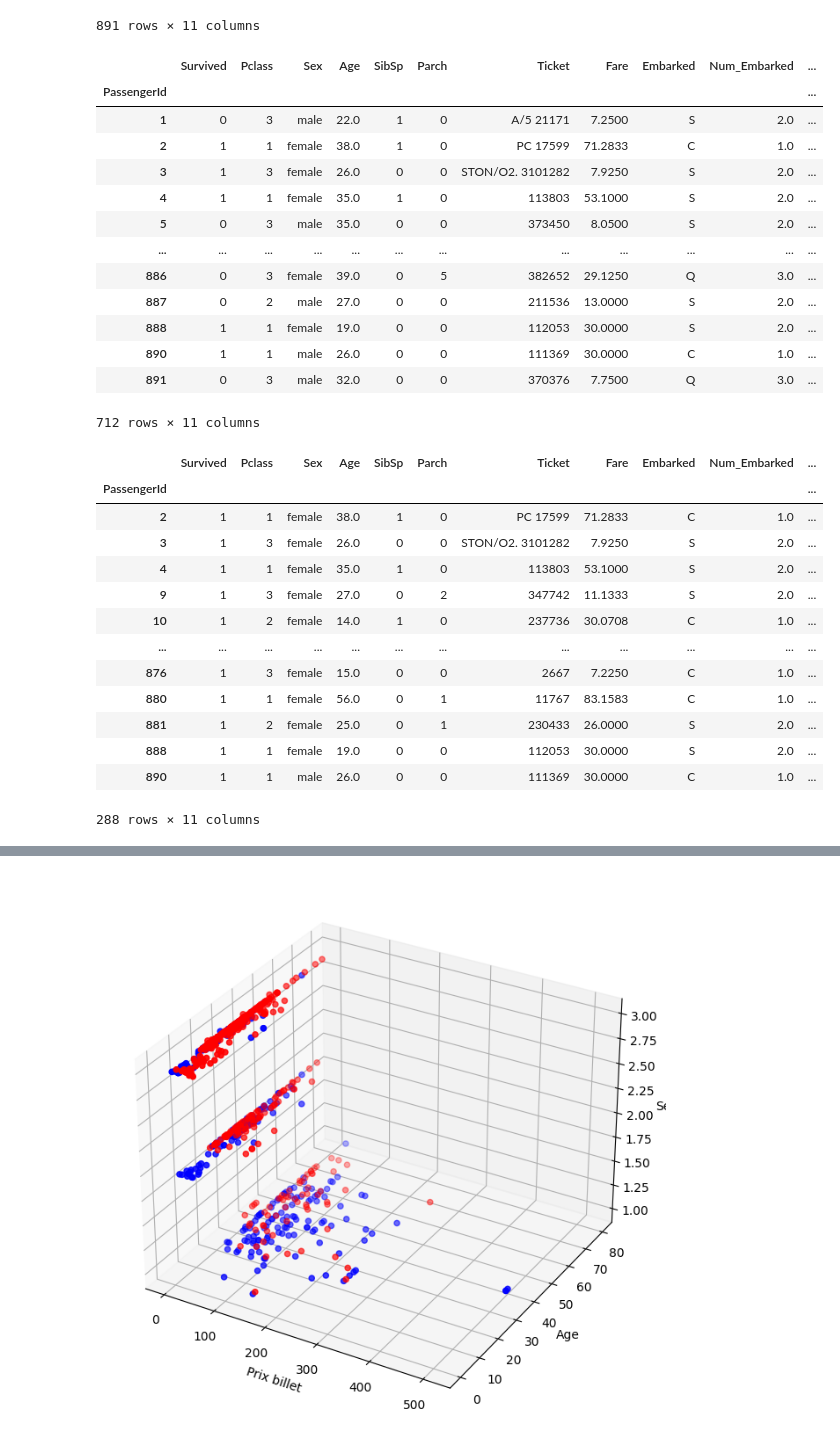
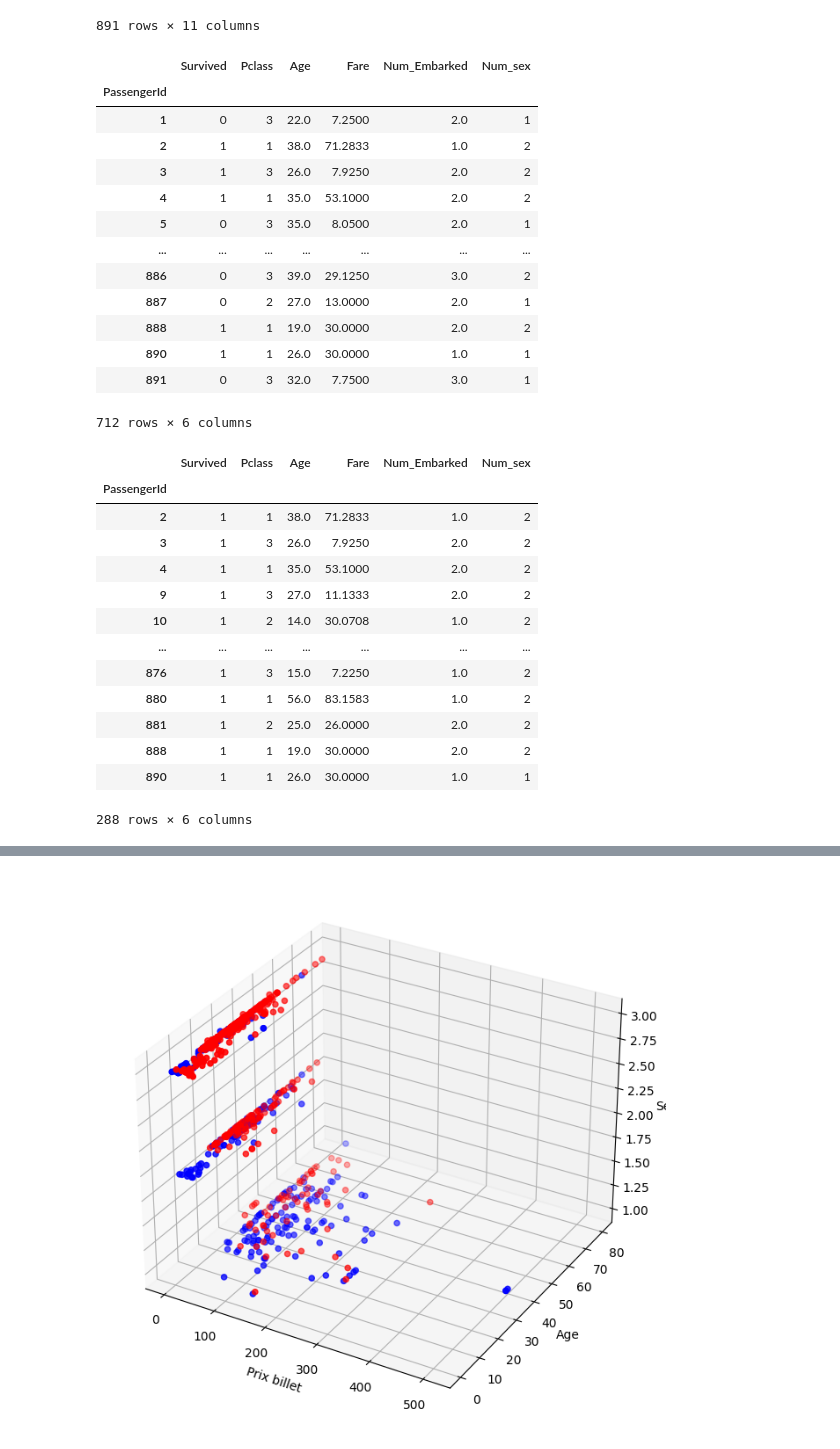
Before and after one commit to julienAboutard/Titanic-AI, a Jupyter notebook: Titanic.ipynb, the cells around one changed output, grey strips where cells are left out. Cells and saved outputs as stored; diff of their text form; code cells hidden in the pictures.

```diff
--- a/Titanic.ipynb
+++ b/Titanic.ipynb
@@ -81,43 +81,45 @@ def sex_transfo(ligne) :
 # %%
 titanic_df_clean=titanic_df.drop(['Name'], axis='columns').copy()
 titanic_df_clean.drop(['Cabin'], axis='columns', inplace=True)
-#titanic_df_clean.drop(['Ticket'], axis='columns', inplace=True)
+titanic_df_clean.drop(['Ticket'], axis='columns', inplace=True)
 titanic_df_clean['Num_Embarked']=titanic_df_clean.apply(embarked_transfo, axis=1)
 titanic_df_clean['Num_sex']=titanic_df_clean.apply(sex_transfo, axis=1)
 titanic_df_clean.dropna(inplace=True)
+titanic_df_clean.drop(['Embarked', 'Sex'], axis='columns', inplace=True)
+titanic_df_clean.drop(['SibSp', 'Parch'], axis='columns', inplace=True)
 #titanic_df_clean['Ticket'].value_counts()
 titanic_df_clean
 # %% [output]
-|  | Survived | Pclass | Sex | Age | SibSp | Parch | Ticket | Fare | Embarked | Num_Embarked | ... |
-| PassengerId |  |  |  |  |  |  |  |  |  |  | ... |
-| 1 | 0 | 3 | male | 22.0 | 1 | 0 | A/5 21171 | 7.2500 | S | 2.0 | ... |
-| 2 | 1 | 1 | female | 38.0 | 1 | 0 | PC 17599 | 71.2833 | C | 1.0 | ... |
-| 3 | 1 | 3 | female | 26.0 | 0 | 0 | STON/O2. 3101282 | 7.9250 | S | 2.0 | ... |
-| 4 | 1 | 1 | female | 35.0 | 1 | 0 | 113803 | 53.1000 | S | 2.0 | ... |
-| 5 | 0 | 3 | male | 35.0 | 0 | 0 | 373450 | 8.0500 | S | 2.0 | ... |
-| ... | ... | ... | ... | ... | ... | ... | ... | ... | ... | ... | ... |
-| 886 | 0 | 3 | female | 39.0 | 0 | 5 | 382652 | 29.1250 | Q | 3.0 | ... |
-| 887 | 0 | 2 | male | 27.0 | 0 | 0 | 211536 | 13.0000 | S | 2.0 | ... |
-| 888 | 1 | 1 | female | 19.0 | 0 | 0 | 112053 | 30.0000 | S | 2.0 | ... |
-| 890 | 1 | 1 | male | 26.0 | 0 | 0 | 111369 | 30.0000 | C | 1.0 | ... |
-| 891 | 0 | 3 | male | 32.0 | 0 | 0 | 370376 | 7.7500 | Q | 3.0 | ... |
+|  | Survived | Pclass | Age | Fare | Num_Embarked | Num_sex |
+| PassengerId |  |  |  |  |  |  |
+| 1 | 0 | 3 | 22.0 | 7.2500 | 2.0 | 1 |
+| 2 | 1 | 1 | 38.0 | 71.2833 | 1.0 | 2 |
+| 3 | 1 | 3 | 26.0 | 7.9250 | 2.0 | 2 |
+| 4 | 1 | 1 | 35.0 | 53.1000 | 2.0 | 2 |
+| 5 | 0 | 3 | 35.0 | 8.0500 | 2.0 | 1 |
+| ... | ... | ... | ... | ... | ... | ... |
+| 886 | 0 | 3 | 39.0 | 29.1250 | 3.0 | 2 |
+| 887 | 0 | 2 | 27.0 | 13.0000 | 2.0 | 1 |
+| 888 | 1 | 1 | 19.0 | 30.0000 | 2.0 | 2 |
+| 890 | 1 | 1 | 26.0 | 30.0000 | 1.0 | 1 |
+| 891 | 0 | 3 | 32.0 | 7.7500 | 3.0 | 1 |
-712 rows × 11 columns
+712 rows × 6 columns
 # %%
 survived_df= titanic_df_clean[titanic_df_clean['Survived']==1].copy()
 unsurvived_df = titanic_df_clean[titanic_df_clean['Survived']==0].copy()
 survived_df
 # %% [output]
-|  | Survived | Pclass | Sex | Age | SibSp | Parch | Ticket | Fare | Embarked | Num_Embarked | ... |
-| PassengerId |  |  |  |  |  |  |  |  |  |  | ... |
-| 2 | 1 | 1 | female | 38.0 | 1 | 0 | PC 17599 | 71.2833 | C | 1.0 | ... |
-| 3 | 1 | 3 | female | 26.0 | 0 | 0 | STON/O2. 3101282 | 7.9250 | S | 2.0 | ... |
-| 4 | 1 | 1 | female | 35.0 | 1 | 0 | 113803 | 53.1000 | S | 2.0 | ... |
-| 9 | 1 | 3 | female | 27.0 | 0 | 2 | 347742 | 11.1333 | S | 2.0 | ... |
-| 10 | 1 | 2 | female | 14.0 | 1 | 0 | 237736 | 30.0708 | C | 1.0 | ... |
-| ... | ... | ... | ... | ... | ... | ... | ... | ... | ... | ... | ... |
-| 876 | 1 | 3 | female | 15.0 | 0 | 0 | 2667 | 7.2250 | C | 1.0 | ... |
-| 880 | 1 | 1 | female | 56.0 | 0 | 1 | 11767 | 83.1583 | C | 1.0 | ... |
-| 881 | 1 | 2 | female | 25.0 | 0 | 1 | 230433 | 26.0000 | S | 2.0 | ... |
-| 888 | 1 | 1 | female | 19.0 | 0 | 0 | 112053 | 30.0000 | S | 2.0 | ... |
-| 890 | 1 | 1 | male | 26.0 | 0 | 0 | 111369 | 30.0000 | C | 1.0 | ... |
+|  | Survived | Pclass | Age | Fare | Num_Embarked | Num_sex |
+| PassengerId |  |  |  |  |  |  |
+| 2 | 1 | 1 | 38.0 | 71.2833 | 1.0 | 2 |
+| 3 | 1 | 3 | 26.0 | 7.9250 | 2.0 | 2 |
+| 4 | 1 | 1 | 35.0 | 53.1000 | 2.0 | 2 |
+| 9 | 1 | 3 | 27.0 | 11.1333 | 2.0 | 2 |
+| 10 | 1 | 2 | 14.0 | 30.0708 | 1.0 | 2 |
+| ... | ... | ... | ... | ... | ... | ... |
+| 876 | 1 | 3 | 15.0 | 7.2250 | 1.0 | 2 |
+| 880 | 1 | 1 | 56.0 | 83.1583 | 1.0 | 2 |
+| 881 | 1 | 2 | 25.0 | 26.0000 | 2.0 | 2 |
+| 888 | 1 | 1 | 19.0 | 30.0000 | 2.0 | 2 |
+| 890 | 1 | 1 | 26.0 | 30.0000 | 1.0 | 1 |
-288 rows × 11 columns
+288 rows × 6 columns
```
Also changed, not shown: parts of 7 cells of this notebook.
